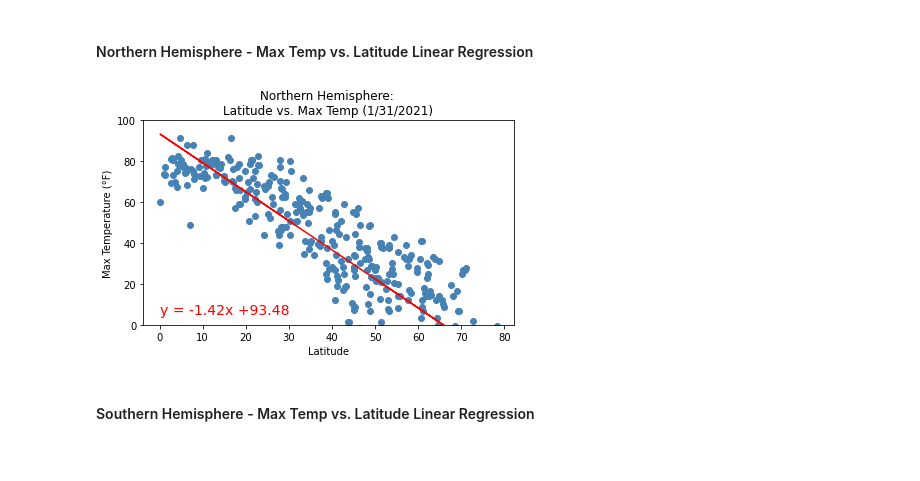
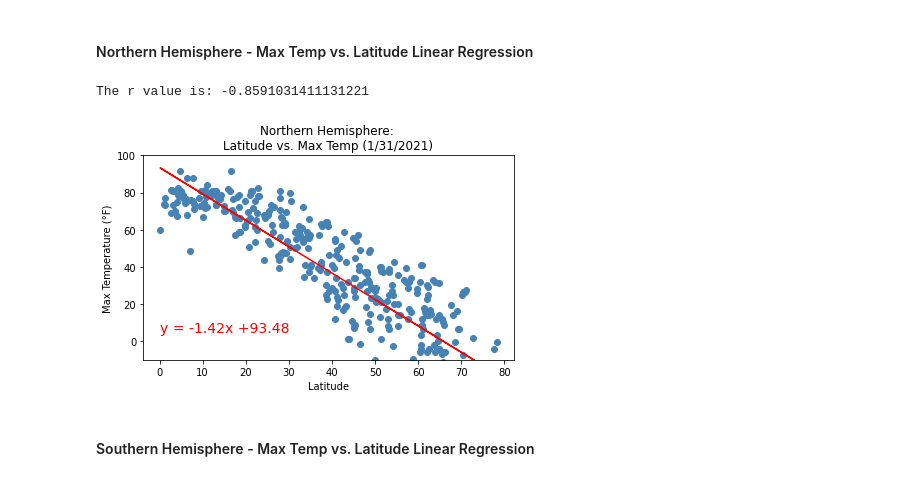
Before and after one commit to alexmartinez1745/Python-Api-Challenge, a Jupyter notebook: WeatherPy/WeatherPy.ipynb, the cells around one changed output. Cells and saved outputs as stored; diff of their text form; code cells hidden in the pictures.

```diff
--- a/WeatherPy/WeatherPy.ipynb
+++ b/WeatherPy/WeatherPy.ipynb
@@ -297,33 +297,37 @@ south_lat = cities_df.loc[cities_df['Lat'] < 0, :]
 # %%
 # Add in x and y values from Northern Hemisphere Dataframe
 x_values = north_lat['Lat']
 y_values = north_lat['Max Temp']
 degree_sym = u'\N{DEGREE SIGN}'
 
 # Perform a linear regression on lat vs temp
 (slope, intercept, rvalue, pvalue, stderr) = linregress(x_values, y_values)
 
 # Get regression values
 regress = slope * x_values + intercept
 
 # String for line equation
 line_eq = "y = " + str(round(slope,2)) + "x +" + str(round(intercept,2))
 
 # Create plot with lineregress for lat vs. temp
 plt.scatter(x_values, y_values, color='steelblue')
 plt.plot(x_values, regress, 'r-')
 
 # Set labels and limits for scatter with annotation of line equation
 plt.title('Northern Hemisphere: \nLatitude vs. Max Temp (1/31/2021)')
 plt.xlabel('Latitude')
 plt.ylabel(f'Max Temperature ({degree_sym}F)')
-plt.ylim(0, 100)
+plt.ylim(-10, 100)
 plt.annotate(line_eq, (0,5), fontsize=14, color='red')
+
+# Print r value
+print(f'The r value is: {rvalue}')
 
 # Display scatter plot
 plt.tight_layout()
 plt.show()
 # %% [output]
+The r value is: -0.8591031411131221
-[figure, old version]
+[figure, new version]
 # %% [markdown]
 ####  Southern Hemisphere - Max Temp vs. Latitude Linear Regression
```
Also changed, not shown: parts of 18 cells of this notebook, 4 other files.
